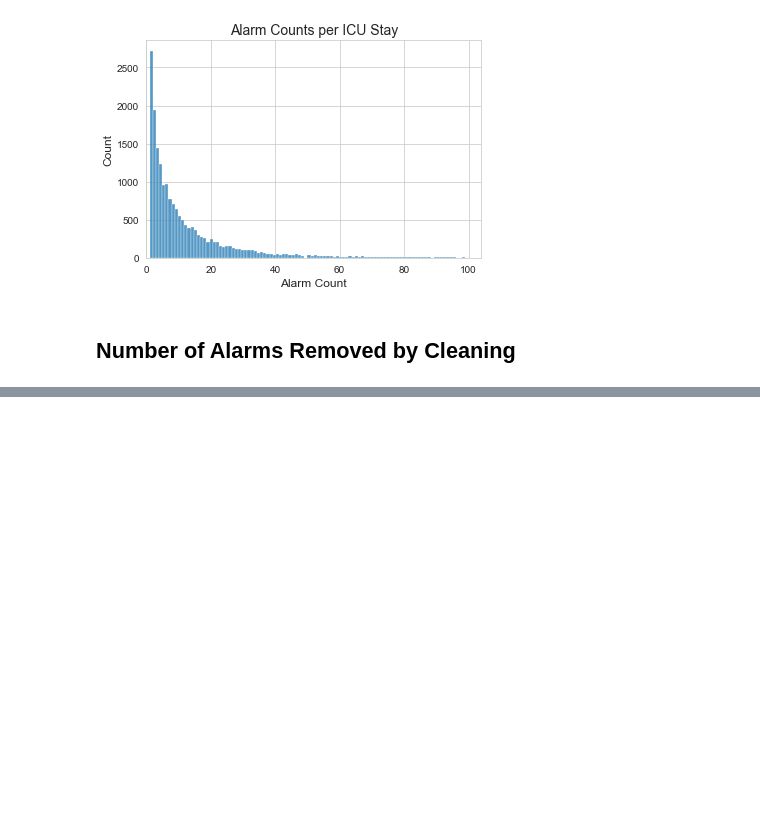
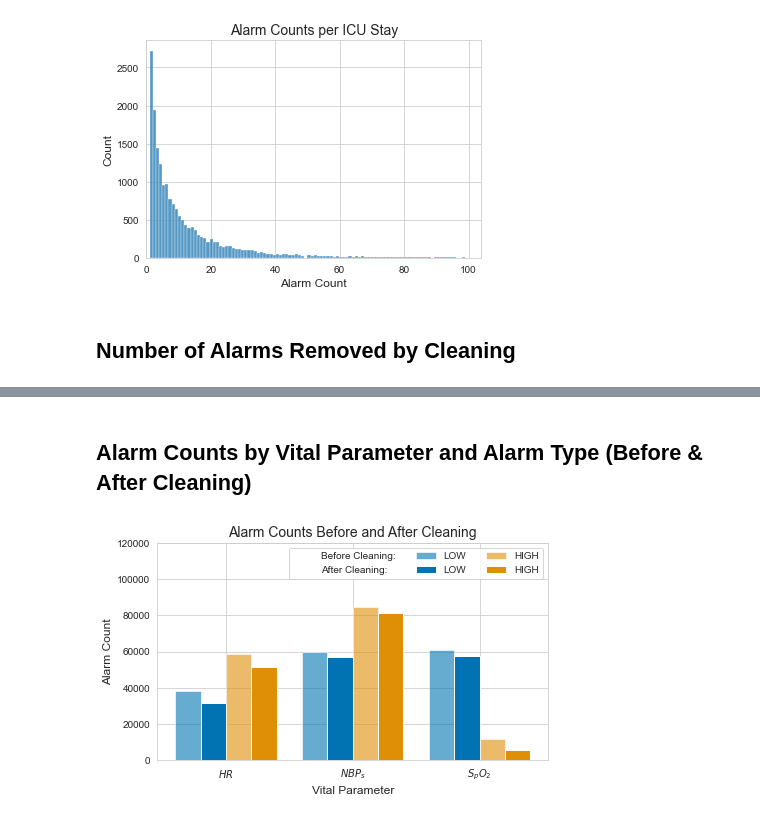
Before and after one commit to denise97/dhl2021, a Jupyter notebook: paper_visualizations/alarm_counts.ipynb, the cells around one changed output, grey strips where cells are left out. Drawn from its saved outputs; the diff is of its cells as text; code cells hidden in the pictures; blank space fills up the shorter version.

```diff
--- a/paper_visualizations/alarm_counts.ipynb
+++ b/paper_visualizations/alarm_counts.ipynb
@@ -211,3 +211,70 @@ print(f'Percentage removed of all LOW alarms: {round(percent_removed_low, 2)}%')
 | 5 | $S_pO_2$ | LOW | 61024 | 57761 | 3263 | 5.347077 |
 Percentage removed of all HIGH alarms: 10.77%
 Percentage removed of all LOW alarms: 8.06%
+# %% [markdown]
+## Alarm Counts by Vital Parameter and Alarm Type (Before & After Cleaning)
+# %%
+import matplotlib.pyplot as plt
+import numpy as np
+import pandas as pd
+import seaborn as sns
+
+# Read alarm data
+alarm_data_original = pd.read_csv('../../data/alarms/alarm_violations.csv')
+alarm_data_clean = pd.read_csv('../../data/alarms/alarm_data.csv')
+
+# Add column for label of ITEMID
+for alarm_data in [alarm_data_original, alarm_data_clean]:
+    alarm_data.insert(loc=len(alarm_data.columns), column='ITEMID_LABEL', value=np.nan)
+    alarm_data.loc[alarm_data['ITEMID'] == 220045, 'ITEMID_LABEL'] = '$HR$'
+    alarm_data.loc[alarm_data['ITEMID'] == 220179, 'ITEMID_LABEL'] = '$NBP_s$'
+    alarm_data.loc[alarm_data['ITEMID'] == 220277, 'ITEMID_LABEL'] = '$S_pO_2$'
+
+# Prepare plot data with original alarms
+plotdata_original = alarm_data_original\
+    .groupby(['ITEMID_LABEL', 'THRESHOLD_TYPE'])\
+    .size()\
+    .reset_index(name='ALARMS_ORIGINAL')
+
+# Prepare plot data with cleaned alarms
+plotdata_clean = alarm_data_clean\
+    .groupby(['ITEMID_LABEL', 'THRESHOLD_TYPE'])\
+    .size()\
+    .reset_index(name='ALARMS_CLEAN')
+
+# Merge dataframes
+plotdata = pd.merge(plotdata_original, plotdata_clean, on=['ITEMID_LABEL', 'THRESHOLD_TYPE'])
+
+# Actual plot
+sns.set_style('whitegrid')
+fig, ax = plt.subplots(1, figsize=(7, 4))
+x_tick_labels = list(plotdata['ITEMID_LABEL'].unique())
+x_pos = np.arange(len(x_tick_labels))
+
+low_before = ax.bar(x_pos - 0.3, plotdata[plotdata['THRESHOLD_TYPE'] == 'LOW'].ALARMS_ORIGINAL, width=0.2, color=sns.color_palette('colorblind')[0], alpha=0.6, label='LOW')
+low_after = ax.bar(x_pos - 0.1, plotdata[plotdata['THRESHOLD_TYPE'] == 'LOW'].ALARMS_CLEAN, width=0.2, color=sns.color_palette('colorblind')[0], label='LOW')
+
+high_before = ax.bar(x_pos + 0.1, plotdata[plotdata['THRESHOLD_TYPE'] == 'HIGH'].ALARMS_ORIGINAL, width=0.2, color=sns.color_palette('colorblind')[1], alpha=0.6, label='HIGH')
+high_after = ax.bar(x_pos + 0.3, plotdata[plotdata['THRESHOLD_TYPE'] == 'HIGH'].ALARMS_CLEAN, width=0.2, color=sns.color_palette('colorblind')[1], label='HIGH')
+
+# Adjust title and axes
+plt.title('Alarm Counts Before and After Cleaning', fontsize=14)
+plt.xlabel('Vital Parameter', fontsize=12)
+plt.ylabel('Alarm Count', fontsize=12)
+plt.xticks(x_pos, x_tick_labels)
+plt.ylim(top=120000)
+
+# Add legend
+h, l = ax.get_legend_handles_labels()
+ph = [plt.bar([], [])] * 2
+handles = ph + h
+labels = ['Before Cleaning:', 'After Cleaning:'] + l
+legend = ax.legend(handles, labels, ncol=3)
+legend.legendHandles[0].set_visible(False)
+legend.legendHandles[1].set_visible(False)
+
+# Show and save plot
+plt.show()
+#fig.savefig('../../plots/paper_alarm_counts_before_after.pdf')
+# %% [output]
+[figure, added]
```
Also changed, not shown: parts of 1 cell of this notebook.
